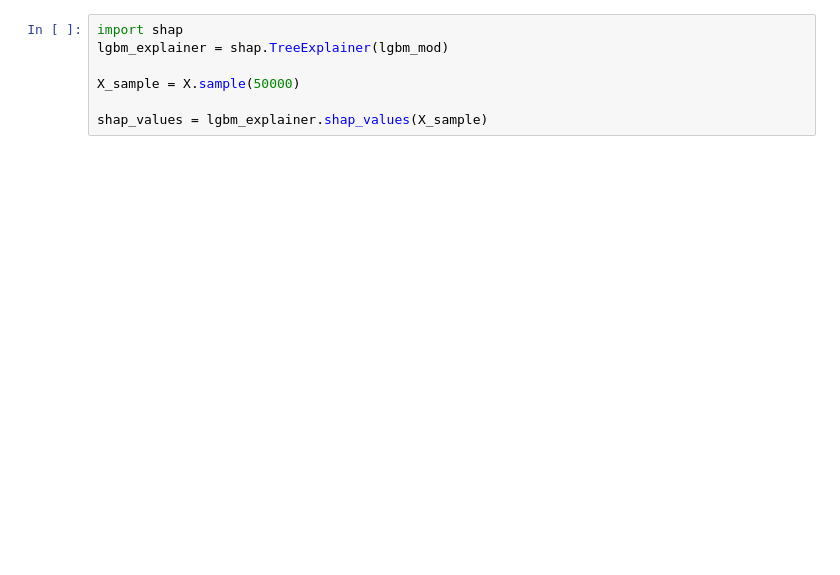
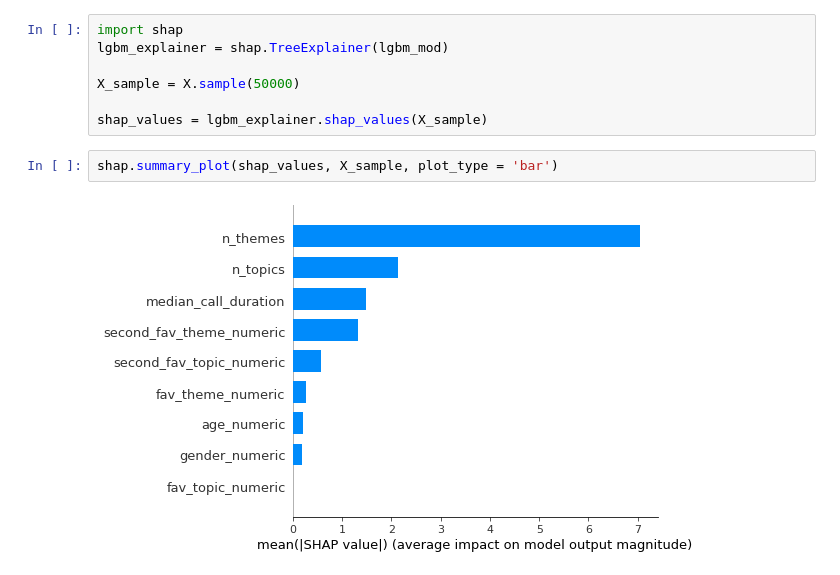
Before and after one commit to datakind/Viamo_DataDive_Dec22, a Jupyter notebook: Workstream #4/explaining_n_calls.ipynb, the cells around one changed output. Saved outputs shown, nothing was run; the diff lists cells and outputs as text; blank space fills up the shorter version.

```diff
--- a/Workstream #4/explaining_n_calls.ipynb
+++ b/Workstream #4/explaining_n_calls.ipynb
@@ -55,3 +69,7 @@ lgbm_explainer = shap.TreeExplainer(lgbm_mod)
 X_sample = X.sample(50000)
 
 shap_values = lgbm_explainer.shap_values(X_sample)
+# %%
+shap.summary_plot(shap_values, X_sample, plot_type = 'bar')
+# %% [output]
+[figure, added]
```
Also changed, not shown: parts of 13 cells of this notebook, 1 other file.
